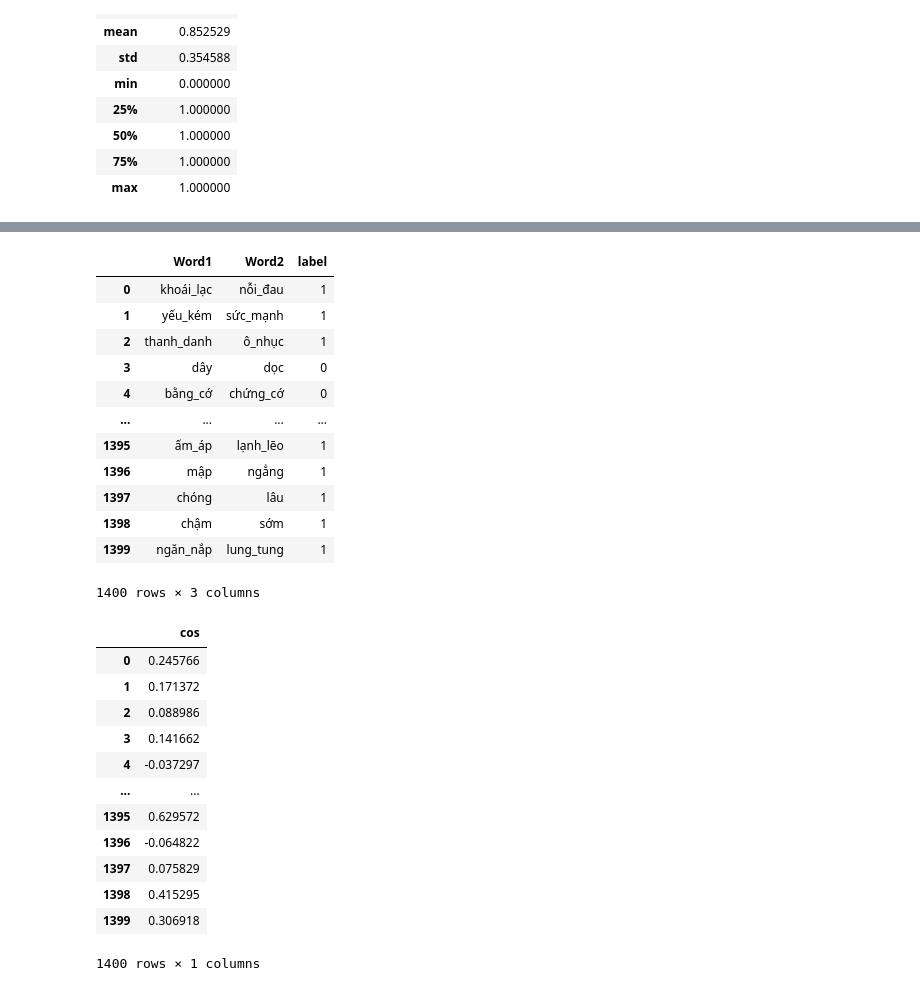
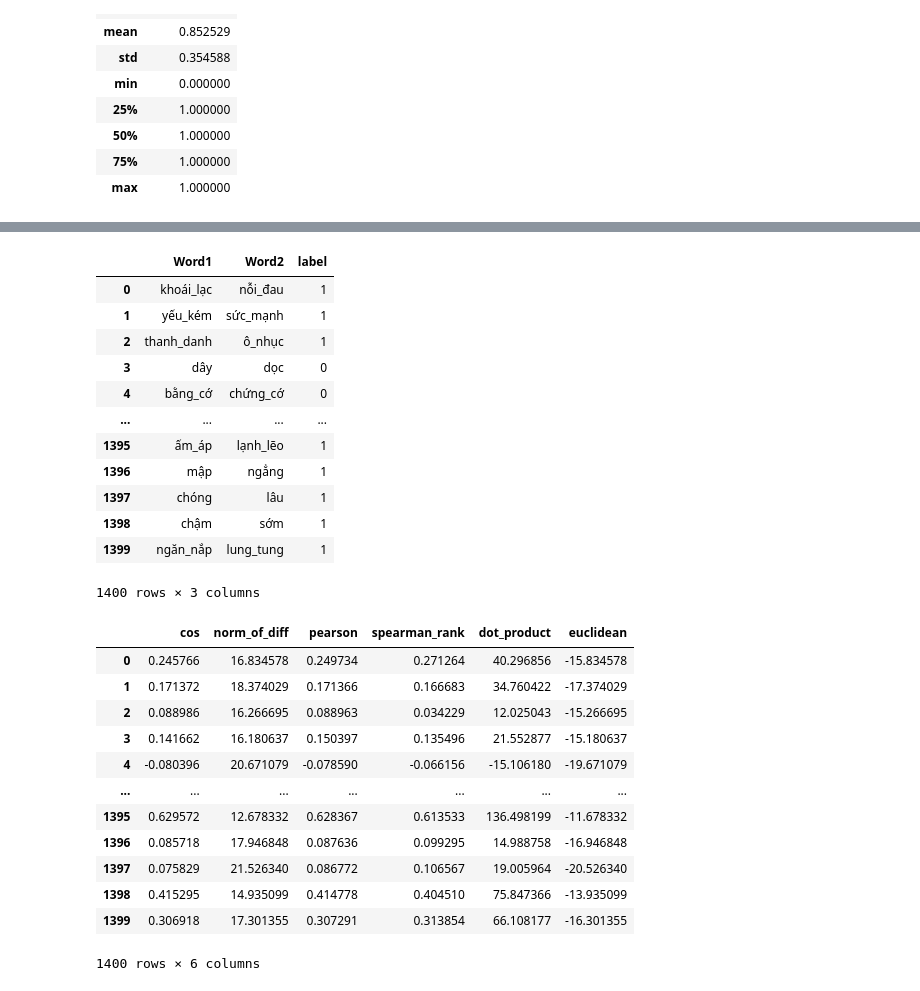
Before and after one commit to superkink3124/Word-Similarity, a Jupyter notebook: task/task3.ipynb, the cells around one changed output, grey strips where cells are left out. Cells and saved outputs as stored; diff of their text form; code cells hidden in the pictures.

Commit message:
[Task 3] fix bugs, F1 score on test set: 60

```diff
--- a/task/task3.ipynb
+++ b/task/task3.ipynb
@@ -105,44 +88,48 @@ test_data = pd.concat([p1, p2, p3])
 
 test_data['label'] = test_data.apply(lambda row: 1 if row['Relation'] == 'ANT' else 0, axis=1)
 test_data = test_data.reset_index().drop(columns = ['Relation', 'index'])
 display(test_data)
 test_features = test_data.copy()
 
 test_features['first_emb'] = test_features.apply(lambda row: get_emb(row['Word1']), axis=1)
 test_features['second_emb'] = test_features.apply(lambda row: get_emb(row['Word2']), axis=1)
 
 test_features = test_features[test_features['first_emb'] != "missing"]
 test_features = test_features[test_features['second_emb'] != "missing"]
 
 test_features['cos'] = test_features.apply(lambda row: 1 - spatial.distance.cosine(row['first_emb'], row['second_emb']), axis=1)
-# test_features['norm_of_diff'] = test_features.apply(lambda row: np.linalg.norm(row['first_emb'] - row['second_emb']), axis=1)
+test_features['norm_of_diff'] = test_features.apply(lambda row: np.linalg.norm(row['first_emb'] - row['second_emb']), axis=1)
+test_features['pearson'] = test_features.apply(lambda row: pearson(row['first_emb'], row['second_emb']), axis=1)
+test_features['spearman_rank'] = test_features.apply(lambda row: spearman_rank(row['first_emb'], row['second_emb']), axis=1)
+test_features['dot_product'] = test_features.apply(lambda row: dot_product(row['first_emb'], row['second_emb']), axis=1)
+test_features['euclidean'] = test_features.apply(lambda row: euclidean(row['first_emb'], row['second_emb']), axis=1)
 X_test = test_features.drop(columns = ['Word1', 'Word2', 'first_emb', 'second_emb', 'label'])
 y_test = np.array(test_features['label'].astype(np.int32)).reshape((-1, ))
 X_test
 # %% [output]
 |  | Word1 | Word2 | label |
 | 0 | khoái_lạc | nỗi_đau | 1 |
 | 1 | yếu_kém | sức_mạnh | 1 |
 | 2 | thanh_danh | ô_nhục | 1 |
 | 3 | dây | dọc | 0 |
 | 4 | bằng_cớ | chứng_cớ | 0 |
 | ... | ... | ... | ... |
 | 1395 | ấm_áp | lạnh_lẽo | 1 |
 | 1396 | mập | ngẳng | 1 |
 | 1397 | chóng | lâu | 1 |
 | 1398 | chậm | sớm | 1 |
 | 1399 | ngăn_nắp | lung_tung | 1 |
 1400 rows × 3 columns
-|  | cos |
-| 0 | 0.245766 |
-| 1 | 0.171372 |
-| 2 | 0.088986 |
-| 3 | 0.141662 |
-| 4 | -0.037297 |
-| ... | ... |
-| 1395 | 0.629572 |
-| 1396 | -0.064822 |
-| 1397 | 0.075829 |
-| 1398 | 0.415295 |
-| 1399 | 0.306918 |
+|  | cos | norm_of_diff | pearson | spearman_rank | dot_product | euclidean |
+| 0 | 0.245766 | 16.834578 | 0.249734 | 0.271264 | 40.296856 | -15.834578 |
+| 1 | 0.171372 | 18.374029 | 0.171366 | 0.166683 | 34.760422 | -17.374029 |
+| 2 | 0.088986 | 16.266695 | 0.088963 | 0.034229 | 12.025043 | -15.266695 |
+| 3 | 0.141662 | 16.180637 | 0.150397 | 0.135496 | 21.552877 | -15.180637 |
+| 4 | -0.080396 | 20.671079 | -0.078590 | -0.066156 | -15.106180 | -19.671079 |
+| ... | ... | ... | ... | ... | ... | ... |
+| 1395 | 0.629572 | 12.678332 | 0.628367 | 0.613533 | 136.498199 | -11.678332 |
+| 1396 | 0.085718 | 17.946848 | 0.087636 | 0.099295 | 14.988758 | -16.946848 |
+| 1397 | 0.075829 | 21.526340 | 0.086772 | 0.106567 | 19.005964 | -20.526340 |
+| 1398 | 0.415295 | 14.935099 | 0.414778 | 0.404510 | 75.847366 | -13.935099 |
+| 1399 | 0.306918 | 17.301355 | 0.307291 | 0.313854 | 66.108177 | -16.301355 |
-1400 rows × 1 columns
+1400 rows × 6 columns
```
Also changed, not shown: parts of 8 cells of this notebook.
